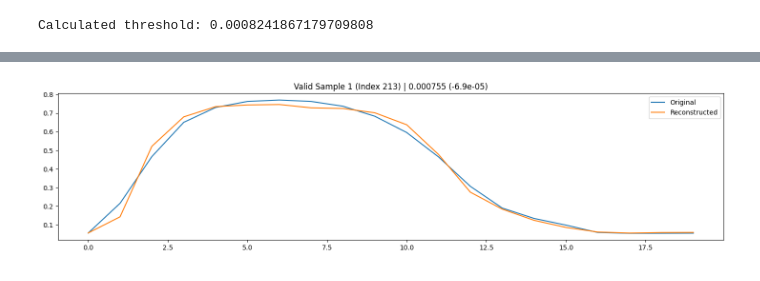
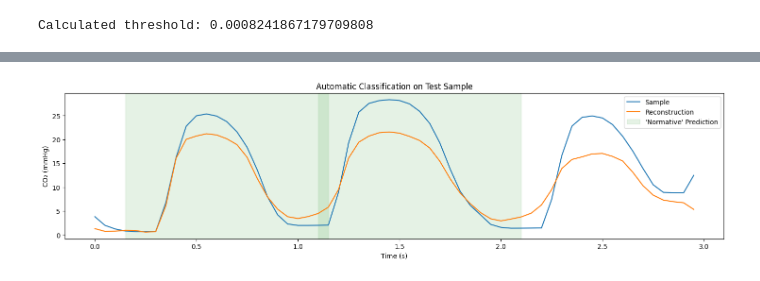
Before and after one commit to bsu-cbs-research/babi, a Jupyter notebook: models/testing.ipynb, the cells around one changed output, grey strips where cells are left out. Cells and saved outputs as stored; diff of their text form; code cells hidden in the pictures.

Commit message:
plotting test sample

```diff
--- a/models/testing.ipynb
+++ b/models/testing.ipynb
@@ -139,22 +135,66 @@ Abnormal unit accuracy: 100.0%, Mean reconstruction error: 0.03361793628402903
 # %%
-print("\n----- VALID SAMPLES -----\n")
 
-n_valid_predictions = 3
-for i in range(n_valid_predictions):
-    index = np.random.randint(0, len(valid_predictions))
-    original, recon, error, valid = valid_predictions[index]
-    print(original.shape, recon.shape, error, valid)
-    title = f'Valid Sample {i+1} (Index {index}) | {round(error, 6)} ({round(error - threshold, 6)})'
-    print(title)
-    plotting.dual(original, recon, title=title)
 
-print("\n-----INVALID SAMPLES -----\n")
+# n_valid_predictions = 3
+# for i in range(n_valid_predictions):
+#     index = np.random.randint(0, len(valid_predictions))
+#     original, recon, error, valid = valid_predictions[index]
+#     print(original.shape, recon.shape, error, valid)
+#     title = f'Valid Sample {i+1} (Index {index}) | {round(error, 6)} ({round(error - threshold, 6)})'
+#     print(title)
+#     plotting.dual(original, recon, title=title)
 
-n_invalid_predictions = 3
-for i in range(n_invalid_predictions):
-    index = np.random.randint(0, len(invalid_predictions))
-    original, recon, error, valid = invalid_predictions[index]
-    title = f'Invalid Sample {i+1} (Index {index}) | {round(error, 6)} ({round(error - threshold, 6)})'
-    print(title)
-    plotting.dual(original, recon, title=title)
+test_sample_start_index = 1500
+test_sample_length = data.prepare.constants.unit_length * 3 # 3 units = 3 seconds
+test_sample = signal[test_sample_start_index:test_sample_start_index + test_sample_length]
+test_units = sliding_window_view(test_sample, (data.prepare.constants.unit_length, ))
+
+test_recons, test_errors, test_labels = batch_predict(test_units)
+
+test_sample_scaled = processing.reverse_sample_scaling(test_sample, g_min, g_max)
+test_recons_scaled_stacked = processing.reverse_sample_scaling(processing.stack_signals(test_recons), g_min, g_max)
+test_sample_time = np.arange(0, len(test_sample)) / data.constants.capnostream_sampling_rate
+
+plt.figure(figsize=(18, 4))
+plt.plot(test_sample_time, test_sample_scaled, label='Sample')
+plt.plot(test_sample_time, test_recons_scaled_stacked, label='Reconstruction')
+plt.xlabel("Time (s)")
+plt.ylabel("CO₂ (mmHg)")
+
+valid_prediction_distance = 0
+for i in range(len(test_units)):
+    original = test_units[i]
+    recon = test_recons[i]
+    error = test_errors[i]
+    label = test_labels[i]
+
+    if label:
+        if valid_prediction_distance == 0:
+            plt.axvspan(i / data.constants.capnostream_sampling_rate, (i + data.prepare.constants.unit_length) / data.constants.capnostream_sampling_rate, color='green', alpha=0.1, label="'Normative' Prediction" if "'Normative' Prediction" not in plt.gca().get_legend_handles_labels()[1] else "")
+            valid_prediction_distance = 3 # reset distance counter
+    else:
+        valid_prediction_distance = max(0, valid_prediction_distance - 1)
+
+plt.title("Automatic Classification on Test Sample")
+plt.legend()
+plt.savefig("automatic_classification_test_sample.png", dpi=300)
+plt.show()
+
+true_test_sample_labels = [
+    (5, 20),
+    (22, 40)
+]
+
+plt.figure(figsize=(18, 4))
+plt.plot(test_sample_time, test_sample_scaled, label='Sample')
+plt.xlabel("Time (s)")
+plt.ylabel("CO₂ (mmHg)")
+
+for (start, end) in true_test_sample_labels:
+    plt.axvspan(start / data.constants.capnostream_sampling_rate, end / data.constants.capnostream_sampling_rate, color='green', alpha=0.1, label="True 'Normative'" if "True 'Normative'" not in plt.gca().get_legend_handles_labels()[1] else "")
+
+plt.title("Manual Classification on Test Sample")
+plt.legend()
+plt.savefig("manual_classification_test_sample.png", dpi=300)
+plt.show()
 # %% [output]
@@ -165 +201 @@ Valid Sample 1 (Index 213) | 0.000755 (-6.9e-05)
-[figure, old version]
+[figure, new version]
```
Also changed, not shown: parts of 4 cells of this notebook, 2 other files.
